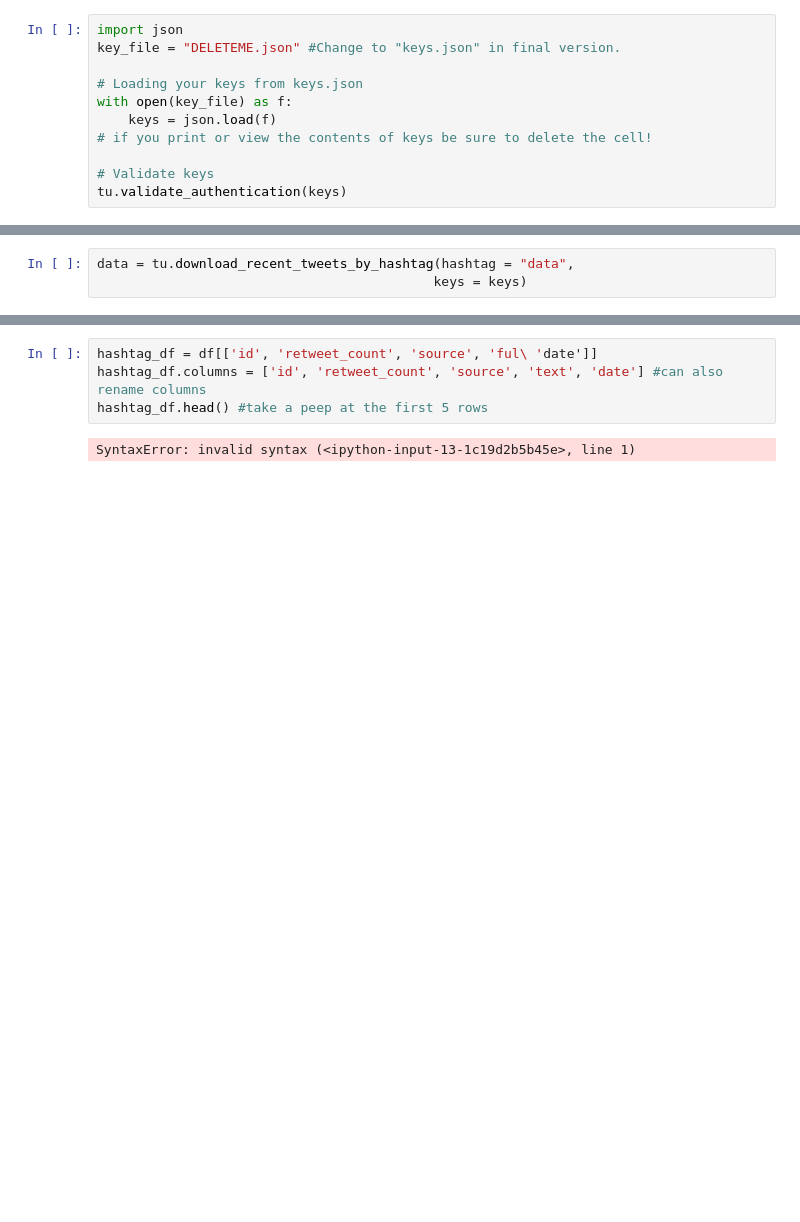
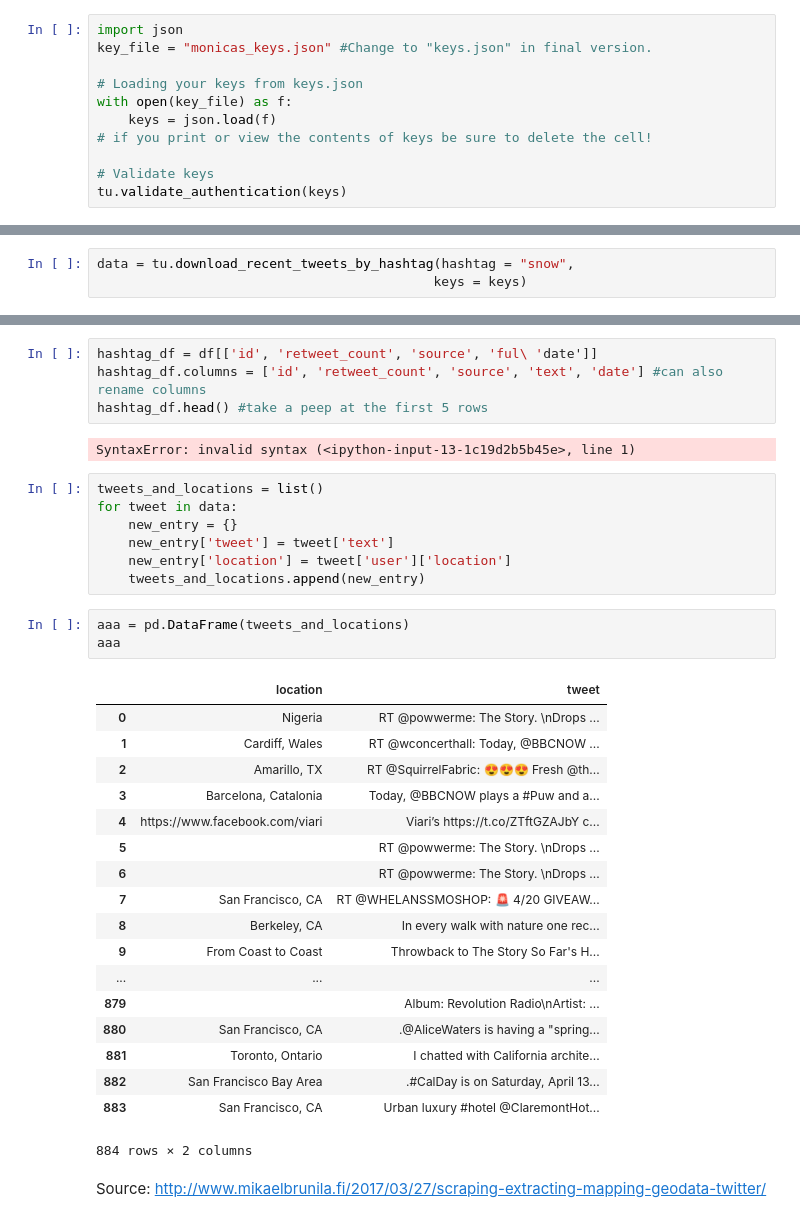
Before and after one commit to ds-modules/CP-101, a Jupyter notebook: lab_8/webscraping_solutions.ipynb, the cells around one changed output, grey strips where cells are left out. Cells and saved outputs as stored; diff of their text form; blank space fills up the shorter version.

Commit message:
added getting user location as location for tweets

```diff
--- a/lab_8/webscraping_solutions.ipynb
+++ b/lab_8/webscraping_solutions.ipynb
@@ -54,7 +54,7 @@ Follow the instructions below to get your Twitter API keys.  **Read the instruct
 Now you should be all ready to go! Let's test that you have correctly set up your developer account and the `keys.json` folder. The following cell loads your keys into this notebook, then validates them with the Twitter API. It should display your Twitter username without any warnings.
 # %%
 import json
-key_file = "DELETEME.json" #Change to "keys.json" in final version.
+key_file = "monicas_keys.json" #Change to "keys.json" in final version.
 
 # Loading your keys from keys.json
 with open(key_file) as f:
@@ -72,5 +72,5 @@ If you are getting any errors in this cell, ask a TA for help. If you do not hav
 ---
 Now we should be ready to download some tweets! In the following cell, we use one of the utility functions to download recent tweets with the hashtag "#data".
 # %%
-data = tu.download_recent_tweets_by_hashtag(hashtag = "data",
+data = tu.download_recent_tweets_by_hashtag(hashtag = "snow",
                                            keys = keys)
@@ -188,3 +192,34 @@ hashtag_df.columns = ['id', 'retweet_count', 'source', 'text', 'date'] #can also
 hashtag_df.head() #take a peep at the first 5 rows
 # %% [output]
 SyntaxError: invalid syntax (<ipython-input-13-1c19d2b5b45e>, line 1)
+# %%
+tweets_and_locations = list()
+for tweet in data:
+    new_entry = {}
+    new_entry['tweet'] = tweet['text']
+    new_entry['location'] = tweet['user']['location']
+    tweets_and_locations.append(new_entry)
+# %%
+aaa = pd.DataFrame(tweets_and_locations)
+aaa
+# %% [output]
+|  | location | tweet |
+| 0 | Nigeria | RT @powwerme: The Story. \nDrops ... |
+| 1 | Cardiff, Wales | RT @wconcerthall: Today, @BBCNOW ... |
+| 2 | Amarillo, TX | RT @SquirrelFabric: 😍😍😍 Fresh @th... |
+| 3 | Barcelona, Catalonia | Today, @BBCNOW plays a #Puw and a... |
+| 4 | https://www.facebook.com/viari | Viari’s https://t.co/ZTftGZAJbY c... |
+| 5 |  | RT @powwerme: The Story. \nDrops ... |
+| 6 |  | RT @powwerme: The Story. \nDrops ... |
+| 7 | San Francisco, CA | RT @WHELANSSMOSHOP: 🚨 4/20 GIVEAW... |
+| 8 | Berkeley, CA | In every walk with nature one rec... |
+| 9 | From Coast to Coast | Throwback to The Story So Far's H... |
+| ... | ... | ... |
+| 879 |  | Album: Revolution Radio\nArtist: ... |
+| 880 | San Francisco, CA | .@AliceWaters is having a "spring... |
+| 881 | Toronto, Ontario | I chatted with California archite... |
+| 882 | San Francisco Bay Area | .#CalDay is on Saturday, April 13... |
+| 883 | San Francisco, CA | Urban luxury #hotel @ClaremontHot... |
+884 rows × 2 columns
+# %% [markdown]
+Source: http://www.mikaelbrunila.fi/2017/03/27/scraping-extracting-mapping-geodata-twitter/
```
Also changed, not shown: parts of 8 cells of this notebook.
